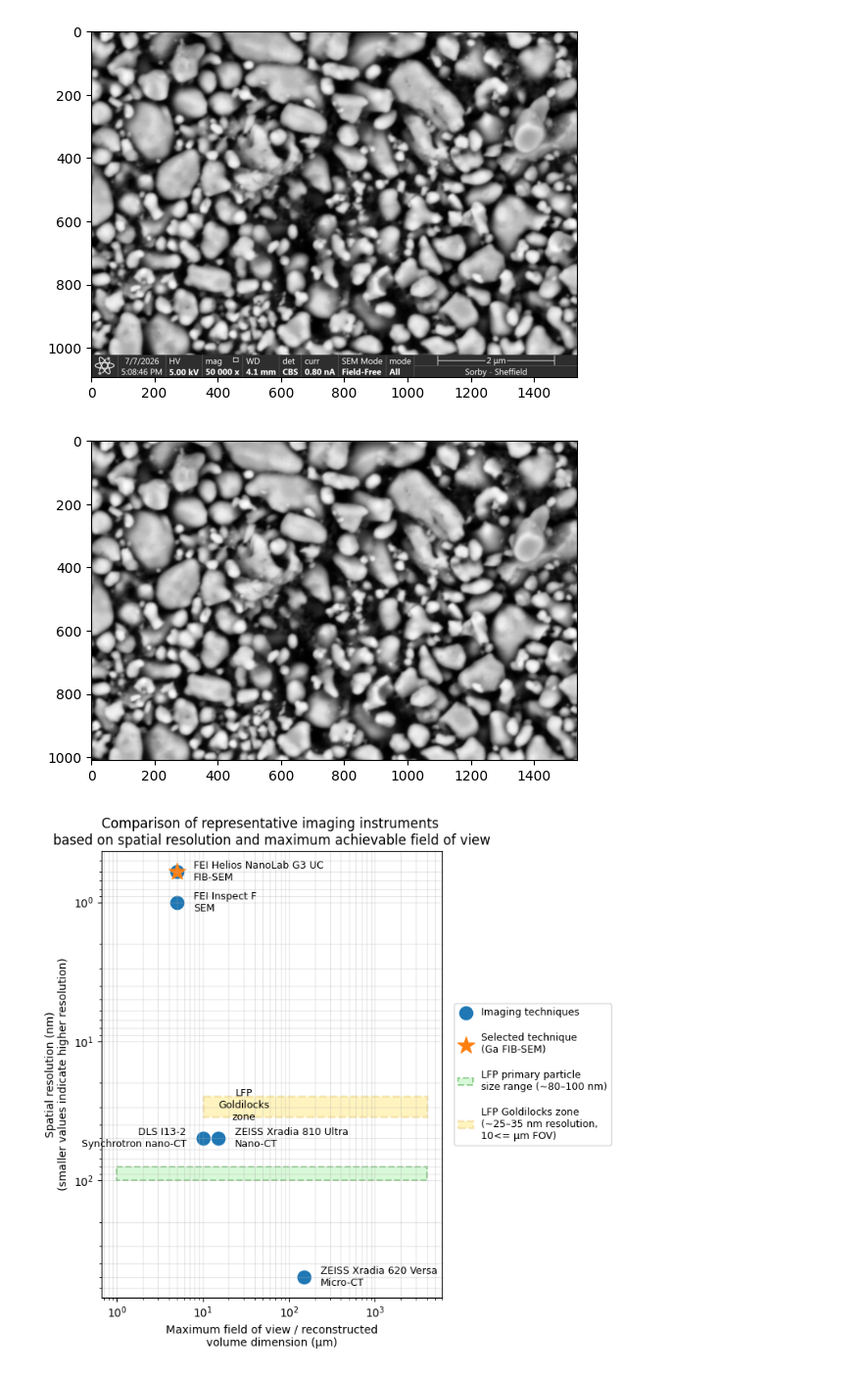
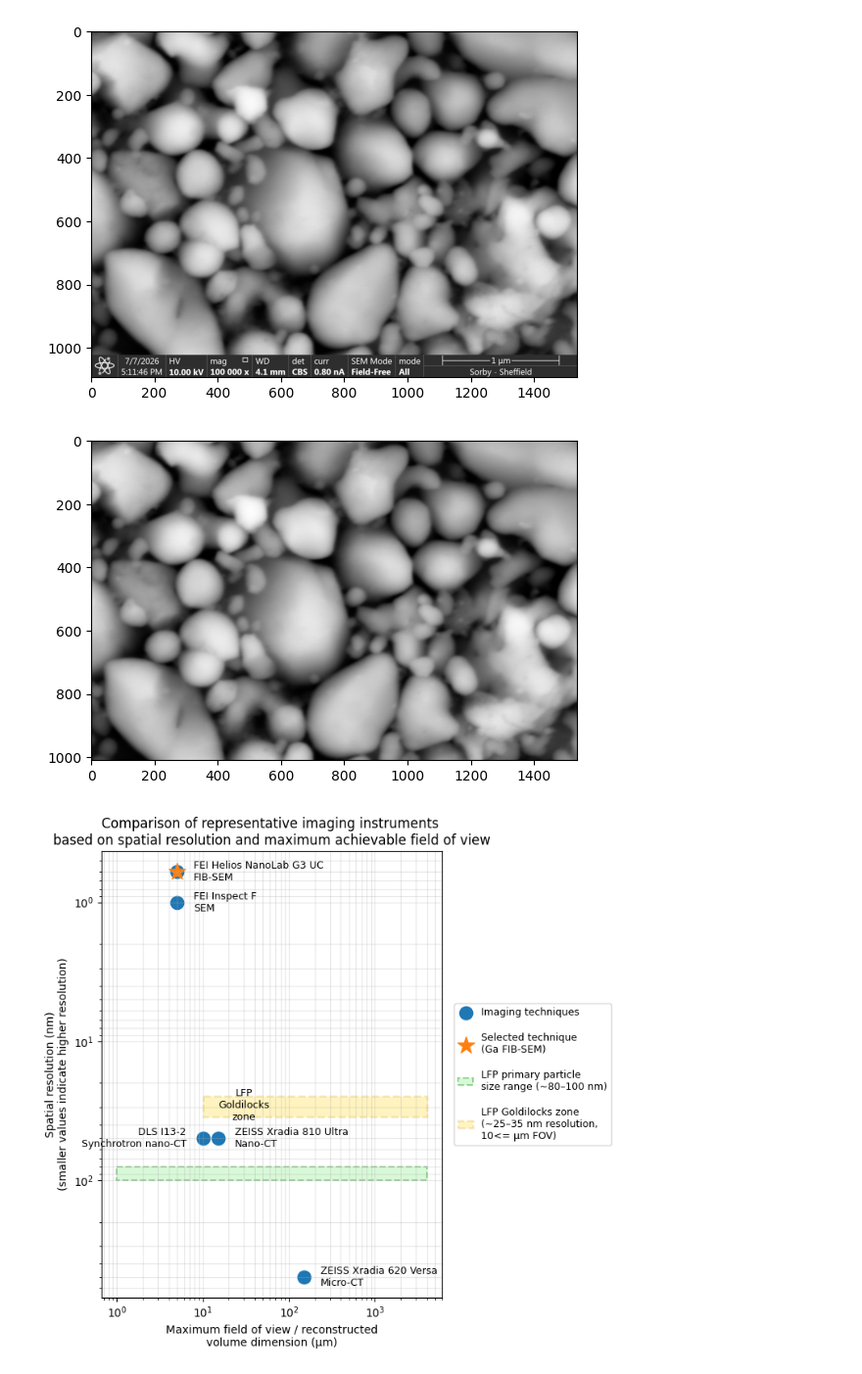
Before and after one commit to royce-cdt/meizeddin_PhD_code, a Jupyter notebook: FIB_SEM_optimization/src/image_crop.ipynb, the cells around one changed output. Shown at 98% size. Cells and saved outputs as stored; diff of their text form; code cells hidden in the pictures.

```diff
--- a/FIB_SEM_optimization/src/image_crop.ipynb
+++ b/FIB_SEM_optimization/src/image_crop.ipynb
@@ -24,22 +24,22 @@ def crop_sem_overlay(image,
 # %%
 import matplotlib.pyplot as plt
 import tifffile
 
 
 image = tifffile.imread(
-    r"C:\PhD_programs\Opetemisation_data\FIB_SEM_optimization\images\raw\CBS_Fresh_LFP_33.tif"
+    r"C:\PhD_programs\Code\meizeddin_PhD_code\FIB_SEM_optimization\images\raw\CBS_Fresh_LFP_35.tif"
 )
 
 
 plt.imshow(
     image,
     cmap="gray"
 )
 
 plt.axis("on")
 plt.show()
 # %% [output]
-[figure, old version]
+[figure, new version]
 # %%
 crop = image[
     0:1010
@@ -53,7 +53,7 @@ plt.imshow(
 plt.axis("on")
 plt.show()
 # %% [output]
-[figure, old version]
+[figure, new version]
 # %%
 import matplotlib.pyplot as plt
 import matplotlib.patches as patches
```
Also changed, not shown: 15 other files.
